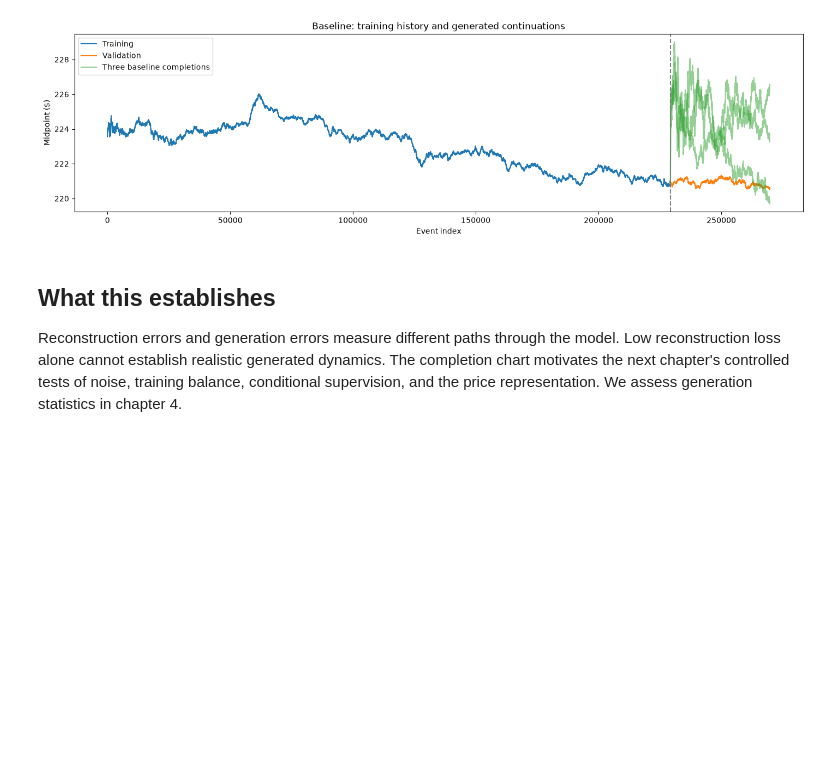
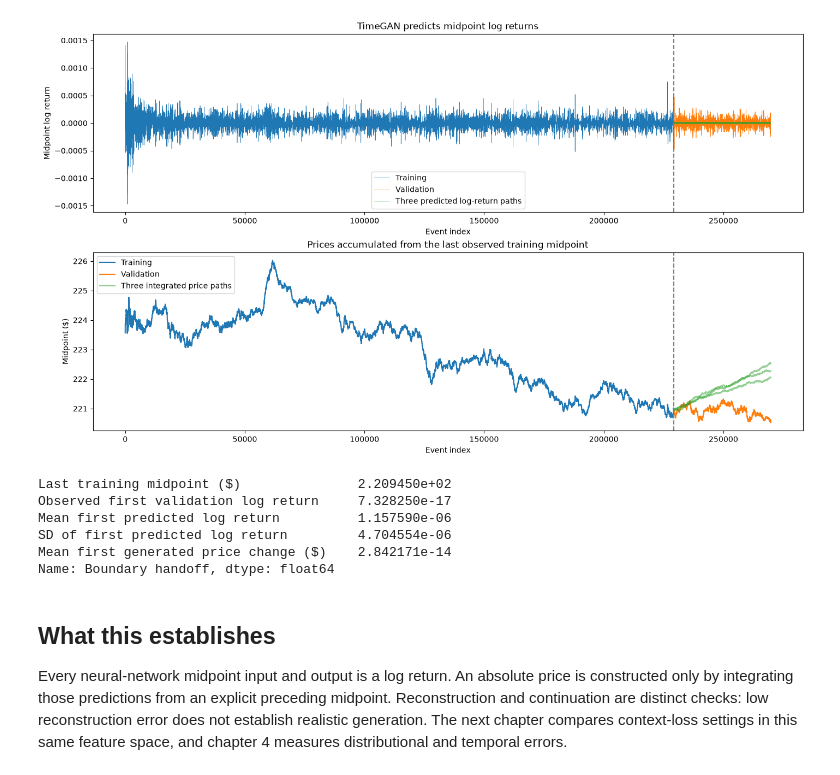
Before and after one commit to carsonalh/PatternAnalysis-2026, a Jupyter notebook: recognition/notebooks/lobster_timegan.ipynb, the cells around one changed output. Saved outputs shown, nothing was run; the diff lists cells and outputs as text; code cells hidden in the pictures; blank space fills up the shorter version.

Commit message:
Update TimeGAN notebook to fixed log-return predictions

```diff
--- a/recognition/notebooks/lobster_timegan.ipynb
+++ b/recognition/notebooks/lobster_timegan.ipynb
@@ -37,26 +38,28 @@ from training_balance_experiment import complete, noise_paths
 torch.manual_seed(0)
 device = torch.device('cuda' if torch.cuda.is_available() else 'cpu')
 LOAD_EXISTING = True
-run_dir = project_dir / 'runs' / 'timegan'
-config = TrainingConfig(autoencoder_steps=200, transition_steps=200, joint_steps=500)
+run_dir = project_dir / 'runs/log_return/returns_context_1_moments_10_seed_0'
+config = TrainingConfig(autoencoder_steps=200, transition_steps=200, joint_steps=500,
+                        discriminator_learning_rate=1e-4, context_loss_weight=1,
+                        price_moment_weight=10)
 train_data = LOBSTERLevel10Dataset(True)
 validation_data = LOBSTERLevel10Dataset(False)
 # %%
 if LOAD_EXISTING:
     model, checkpoint = load_checkpoint(run_dir / 'model.pt', device=device)
     config = TrainingConfig(**checkpoint['training_config'])
-    if checkpoint.get('price_representation', 'level') != 'level' or config.noise_kind != 'wiener_paths':
-        raise ValueError('This chapter expects the original price-level/Wiener-path baseline.')
+    assert checkpoint['feature_names'] == list(train_data.feature_names)
     np.testing.assert_allclose(checkpoint['feature_mean'].cpu(), train_data.feature_mean)
     np.testing.assert_allclose(checkpoint['feature_std'].cpu(), train_data.feature_std)
     history = pd.read_csv(run_dir / 'losses.csv')
-    print('Loaded the original saved baseline.')
+    print('Loaded the model trained on fixed midpoint log returns.')
 else:
     model = TimeGAN().to(device)
     loader = DataLoader(WindowDataset(train_data.features, config.sequence_length),
                         batch_size=config.batch_size, shuffle=True,
                         generator=torch.Generator().manual_seed(0))
     history = pd.DataFrame(TimeGANTrainer(model, config).fit(loader))
-    print('Finished an exploratory training run.')
+    print('Finished an exploratory log-return training run.')
+print('Midpoint input and output:', train_data.feature_names[0])
 print(config)
 # %% [output]
@@ -169,34 +179,59 @@ window; they illustrate failure modes and do not establish long-horizon forecast
 # %%
 N_COMPLETIONS = 3
 horizon = len(validation_data)
 context = train_data.features[-config.sequence_length:][None].to(device)
 paths = noise_paths(N_COMPLETIONS, horizon, model, config.sequence_length)
 features = complete(model, context.repeat(N_COMPLETIONS, 1, 1), paths)
-completions = [train_data.feature_sequence_to_df(window) for window in features]
+predicted_returns = features[..., 0].numpy() * train_data.feature_std[0] + train_data.feature_mean[0]
+anchor = (train_data.books['ASKp1'].iloc[-1] + train_data.books['BIDp1'].iloc[-1]) / 2
+completions = [train_data.feature_sequence_to_df(window, initial_midpoint=anchor) for window in features]
 
 def midpoint(book):
     return ((book['ASKp1'] + book['BIDp1']) / 20_000).to_numpy()
 
 boundary = len(train_data)
-fig, ax = plt.subplots(figsize=(14, 4), layout='constrained')
-ax.plot(np.arange(boundary), midpoint(train_data.books), color='tab:blue', label='Training')
-ax.plot(np.arange(boundary, boundary + horizon), midpoint(validation_data.books),
-        color='tab:orange', label='Validation')
-for i, book in enumerate(completions):
-    ax.plot(np.arange(boundary - 1, boundary + horizon),
-            np.r_[midpoint(train_data.books)[-1], midpoint(book)], color='tab:green', alpha=0.5,
-            label='Three baseline completions' if i == 0 else None)
-ax.axvline(boundary - 0.5, color='gray', linestyle='--')
-ax.set(title='Baseline: training history and generated continuations', xlabel='Event index', ylabel='Midpoint ($)')
-ax.ticklabel_format(axis='x', style='plain', useOffset=False)
-ax.legend()
+observed_returns = np.r_[train_data.features[:, 0].numpy(), validation_data.features[:, 0].numpy()]
+observed_returns = observed_returns * train_data.feature_std[0] + train_data.feature_mean[0]
+fig, axes = plt.subplots(2, 1, figsize=(14, 8), layout='constrained')
+axes[0].plot(np.arange(boundary), observed_returns[:boundary], color='tab:blue', linewidth=0.5, label='Training')
+axes[0].plot(np.arange(boundary, boundary + horizon), observed_returns[boundary:],
+             color='tab:orange', linewidth=0.5, label='Validation')
+axes[1].plot(np.arange(boundary), midpoint(train_data.books), color='tab:blue', label='Training')
+axes[1].plot(np.arange(boundary, boundary + horizon), midpoint(validation_data.books),
+             color='tab:orange', label='Validation')
+for i, (returns, book) in enumerate(zip(predicted_returns, completions)):
+    axes[0].plot(np.arange(boundary, boundary + horizon), returns, color='tab:green', alpha=0.4,
+                 linewidth=0.5, label='Three predicted log-return paths' if i == 0 else None)
+    axes[1].plot(np.arange(boundary - 1, boundary + horizon), np.r_[anchor / 10_000, midpoint(book)],
+                 color='tab:green', alpha=0.5, label='Three integrated price paths' if i == 0 else None)
+for ax in axes:
+    ax.axvline(boundary - 0.5, color='gray', linestyle='--')
+    ax.set(xlabel='Event index')
+    ax.ticklabel_format(axis='x', style='plain', useOffset=False)
+    ax.legend()
+axes[0].set(title='TimeGAN predicts midpoint log returns', ylabel='Midpoint log return')
+axes[1].set(title='Prices accumulated from the last observed training midpoint', ylabel='Midpoint ($)')
 plt.show()
+first_prices = np.array([midpoint(book)[0] for book in completions])
+display(pd.Series({'Last training midpoint ($)': anchor / 10_000,
+                   'Observed first validation log return': observed_returns[boundary],
+                   'Mean first predicted log return': predicted_returns[:, 0].mean(),
+                   'SD of first predicted log return': predicted_returns[:, 0].std(),
+                   'Mean first generated price change ($)': first_prices.mean() - anchor / 10_000},
+                  name='Boundary handoff'))
 # %% [output]
-[figure, old version]
+[figure, new version]
+Last training midpoint ($)               2.209450e+02
+Observed first validation log return     7.328250e-17
+Mean first predicted log return          1.157590e-06
+SD of first predicted log return         4.704554e-06
+Mean first generated price change ($)    2.842171e-14
+Name: Boundary handoff, dtype: float64
 # %% [markdown]
 ## What this establishes
 
-Reconstruction errors and generation errors measure different paths through the model.
-Low reconstruction loss alone cannot establish realistic generated dynamics. The completion
-chart motivates the next chapter's controlled tests of noise, training balance, conditional
-supervision, and the price representation. We assess generation statistics in chapter 4.
+Every neural-network midpoint input and output is a log return. An absolute price is
+constructed only by integrating those predictions from an explicit preceding midpoint.
+Reconstruction and continuation are distinct checks: low reconstruction error does not
+establish realistic generation. The next chapter compares context-loss settings in this
+same feature space, and chapter 4 measures distributional and temporal errors.
```
Also changed, not shown: parts of 7 cells of this notebook.
